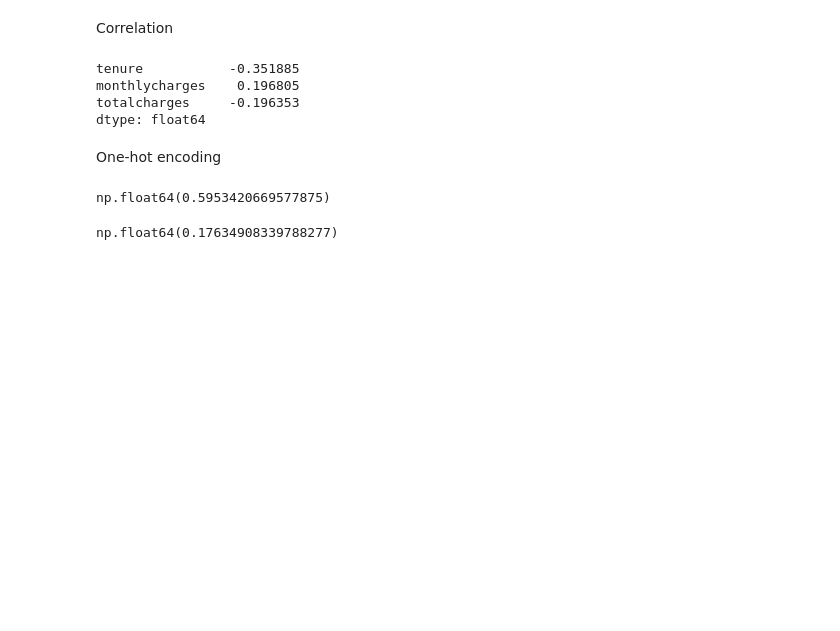
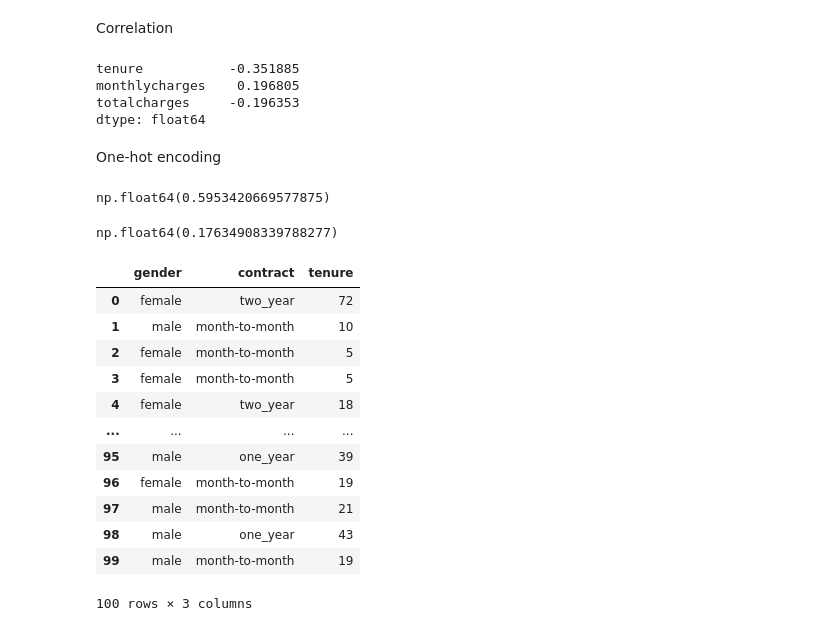
Before and after one commit to MarshallW11/ml-zoomcamp, a Jupyter notebook: 03-Classification/churn-prediction.ipynb, the cells around one changed output. Drawn from its saved outputs; the diff is of its cells as text; code cells hidden in the pictures; blank space fills up the shorter version.

```diff
--- a/03-Classification/churn-prediction.ipynb
+++ b/03-Classification/churn-prediction.ipynb
@@ -424,3 +424,20 @@ np.float64(0.5953420669577875)
 df_full_train[df_full_train.tenure > 12].churn.mean()
 # %% [output]
 np.float64(0.17634908339788277)
+# %%
+from sklearn.feature_extraction import DictVectorizer
+df_train[['gender', 'contract', 'tenure']].iloc[:100]
+# %% [output]
+|  | gender | contract | tenure |
+| 0 | female | two_year | 72 |
+| 1 | male | month-to-month | 10 |
+| 2 | female | month-to-month | 5 |
+| 3 | female | month-to-month | 5 |
+| 4 | female | two_year | 18 |
+| ... | ... | ... | ... |
+| 95 | male | one_year | 39 |
+| 96 | female | month-to-month | 19 |
+| 97 | male | month-to-month | 21 |
+| 98 | male | one_year | 43 |
+| 99 | male | month-to-month | 19 |
+100 rows × 3 columns
```
Also changed, not shown: parts of 26 cells of this notebook.
